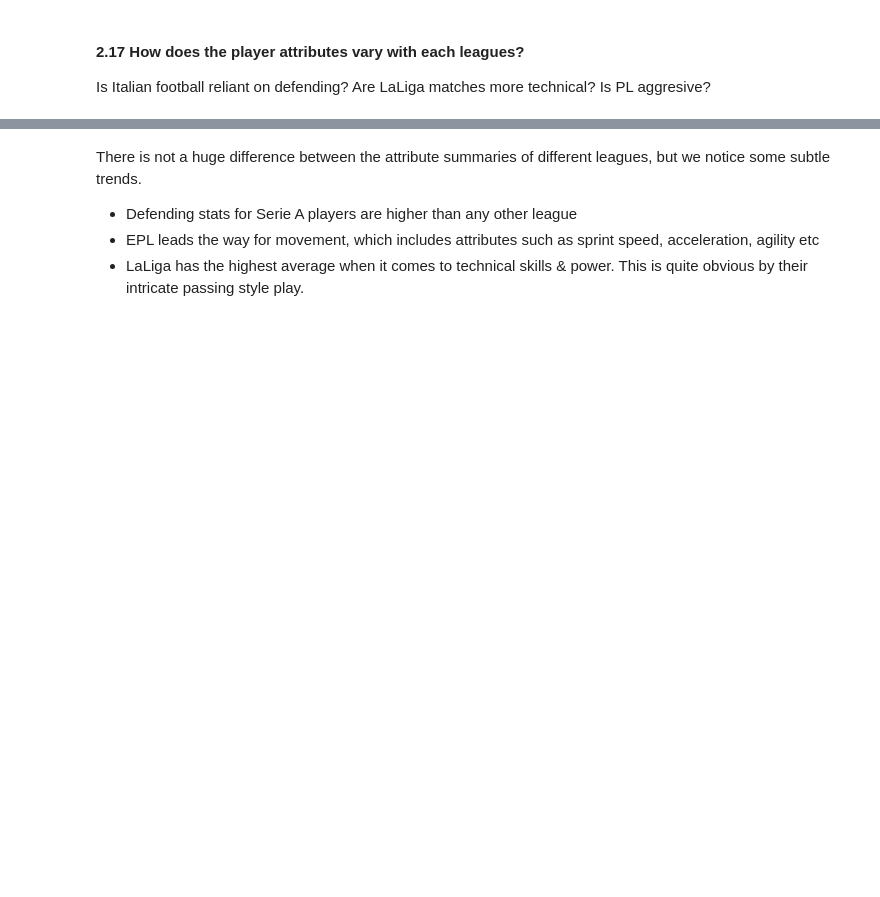
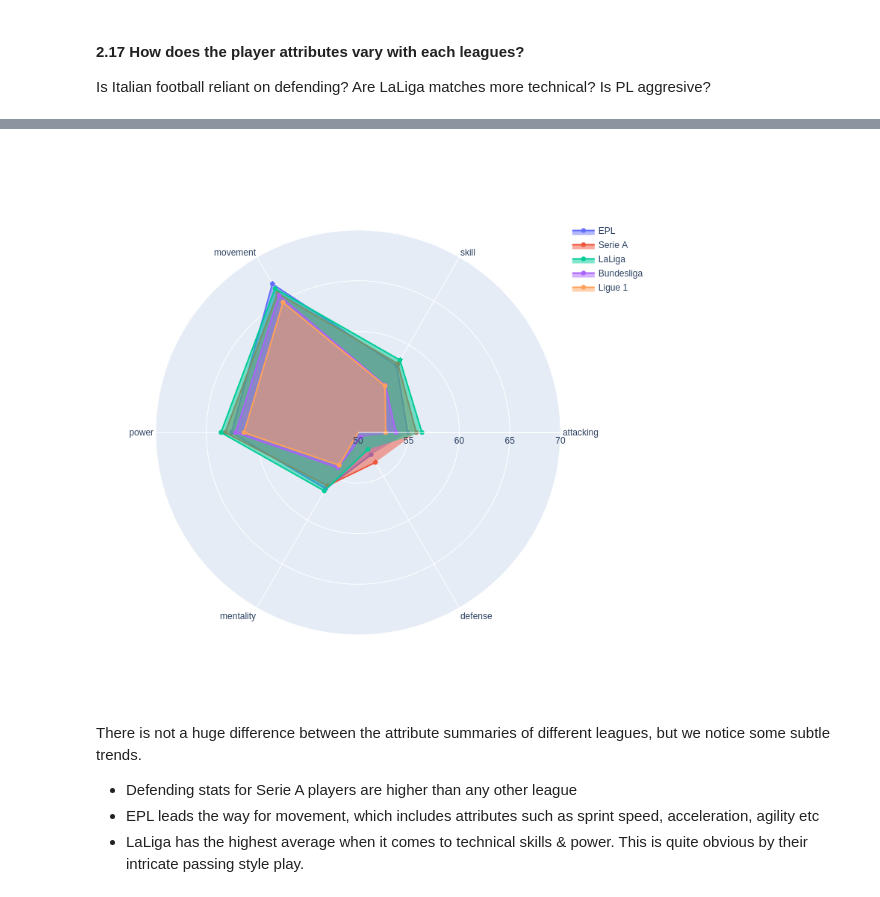
Before and after one commit to sashwinbwaj/Customer-Segmentation-Dashboard, a Jupyter notebook: FIFA_22_Player_Analysis.ipynb, the cells around one changed output, grey strips where cells are left out. Drawn from its saved outputs; the diff is of its cells as text; code cells hidden in the pictures; blank space fills up the shorter version.

```diff
--- a/FIFA_22_Player_Analysis.ipynb
+++ b/FIFA_22_Player_Analysis.ipynb
@@ -202,7 +207,7 @@ player_data_new.columns = ['FIFA', 'sofifa_id', 'short_name', 'long_name', 'play
        'pace', 'shooting', 'passing', 'dribbling', 'defending', 'physic',
        'crossing', 'finishing',
        'heading_accuracy', 'short_passing',
-       'volleys', 'dribbling', 'curve',
+       'volleys', 'skilled_dribbling', 'curve',
        'fk_accuracy', 'long_passing', 'ball_control',
        'acceleration', 'sprint_speed', 'agility',
        'reactions', 'balance', 'shot_power',
@@ -618,7 +623,9 @@ fig.update_layout(
     )),
   showlegend=True
 )
-
-fig.show()
+# Using Plotly does not save the interactive graph for notebook, so downloading the static image
+#fig.show()
 fig.write_image("figname.png")
+from IPython.display import Image
+Image('figname.png', width=750, height=750)
 # %% [output]
@@ -626,3 +632,4 @@ fig.write_image("figname.png")
+[figure, added]
 # %% [markdown]
 There is not a huge difference between the attribute summaries of different leagues, but we notice some subtle trends.
 
```
Also changed, not shown: parts of 56 cells of this notebook.
